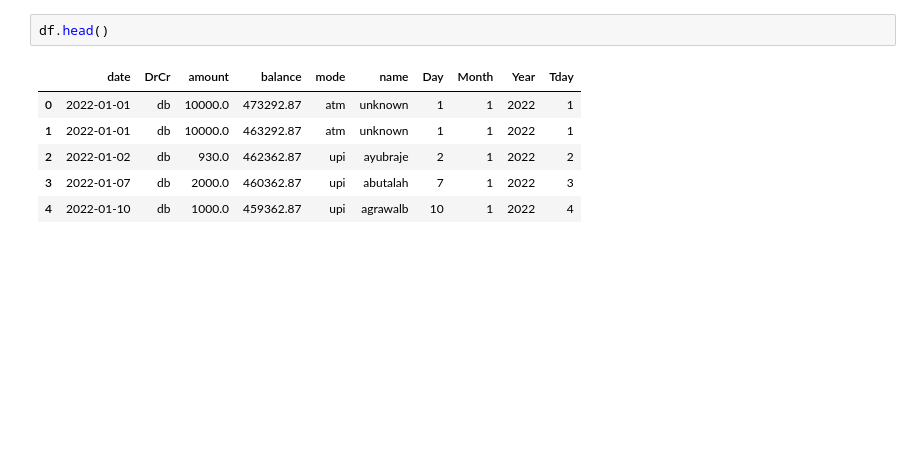
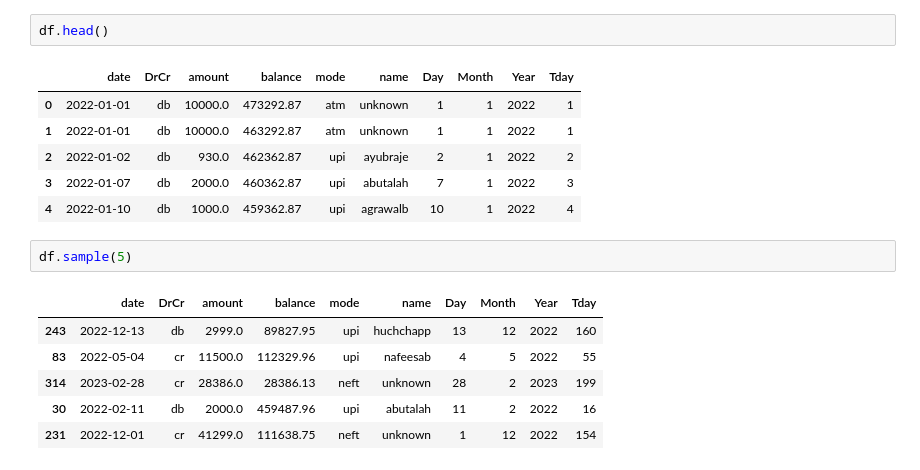
Before and after one commit to MichaelSParkin3/personal-finance-analyzer, a Jupyter notebook: finance_analyzer.ipynb, the cells around one changed output. Drawn from its saved outputs; the diff is of its cells as text; blank space fills up the shorter version.

```diff
--- a/finance_analyzer.ipynb
+++ b/finance_analyzer.ipynb
@@ -163,3 +163,12 @@ df.head()
 | 2 | 2022-01-02 | db | 930.0 | 462362.87 | upi | ayubraje | 2 | 1 | 2022 | 2 |
 | 3 | 2022-01-07 | db | 2000.0 | 460362.87 | upi | abutalah | 7 | 1 | 2022 | 3 |
 | 4 | 2022-01-10 | db | 1000.0 | 459362.87 | upi | agrawalb | 10 | 1 | 2022 | 4 |
+# %%
+df.sample(5)
+# %% [output]
+|  | date | DrCr | amount | balance | mode | name | Day | Month | Year | Tday |
+| 243 | 2022-12-13 | db | 2999.0 | 89827.95 | upi | huchchapp | 13 | 12 | 2022 | 160 |
+| 83 | 2022-05-04 | cr | 11500.0 | 112329.96 | upi | nafeesab | 4 | 5 | 2022 | 55 |
+| 314 | 2023-02-28 | cr | 28386.0 | 28386.13 | neft | unknown | 28 | 2 | 2023 | 199 |
+| 30 | 2022-02-11 | db | 2000.0 | 459487.96 | upi | abutalah | 11 | 2 | 2022 | 16 |
+| 231 | 2022-12-01 | cr | 41299.0 | 111638.75 | neft | unknown | 1 | 12 | 2022 | 154 |
```
Also changed, not shown: parts of 3 cells of this notebook.
